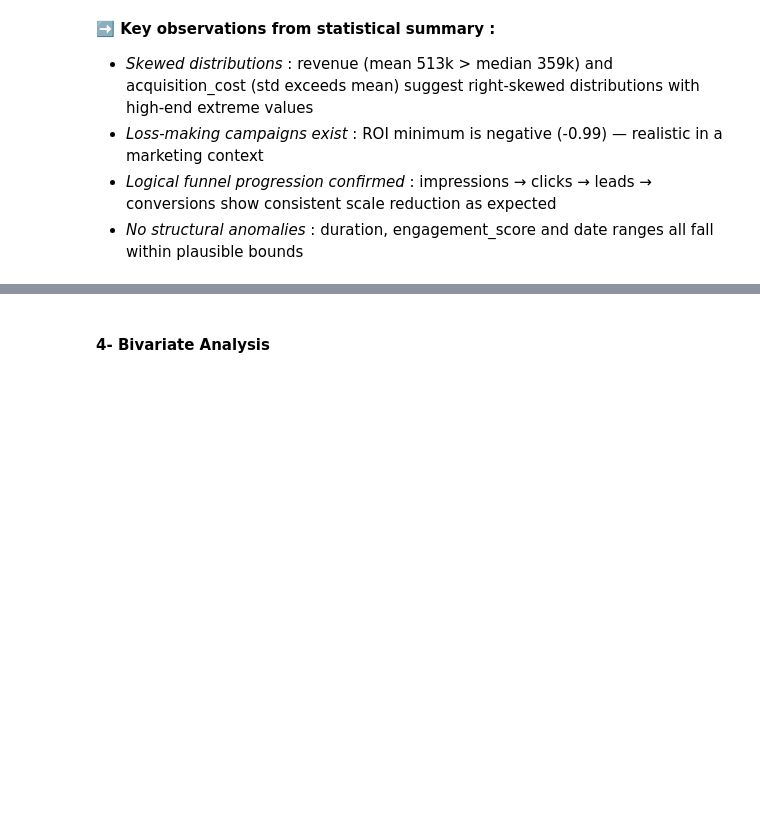
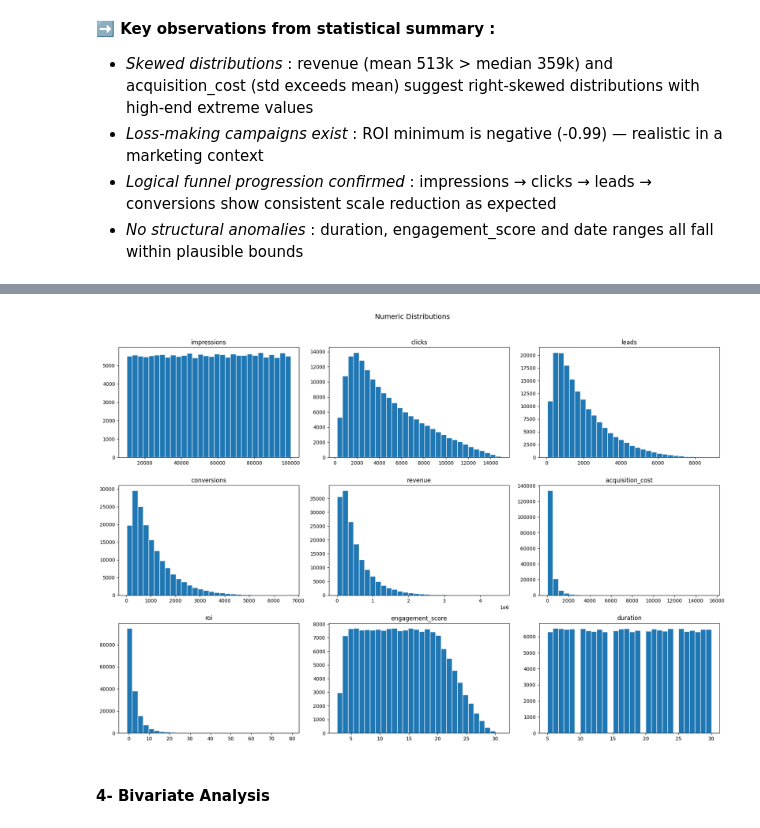
Before and after one commit to salimatter/marketing-campaign-audit, a Jupyter notebook: multi_brand_marketing_campaign.ipynb, the cells around one changed output, grey strips where cells are left out. Saved outputs shown, nothing was run; the diff lists cells and outputs as text; code cells hidden in the pictures; blank space fills up the shorter version.

```diff
--- a/multi_brand_marketing_campaign.ipynb
+++ b/multi_brand_marketing_campaign.ipynb
@@ -264,3 +339,22 @@ plt.show()
+# %%
+# Visualizing numeric distributions to confirm skewness patterns observed in the statistical summary
+
+numeric_cols = ["impressions", "clicks", "leads", "conversions",
+                "revenue", "acquisition_cost", "roi", "engagement_score", "duration"]
+
+fig, axes = plt.subplots(3, 3, figsize=(18, 12))
+axes = axes.flatten()
+
+for i, col in enumerate(numeric_cols):
+    axes[i].hist(df[col].dropna(), bins=30, edgecolor="white")
+    axes[i].set_title(col)
+    axes[i].set_xlabel("")
+
+plt.suptitle("Numeric Distributions", fontsize=14, y=1.02)
+plt.tight_layout()
+plt.show()
+# %% [output]
+[figure, added]
 # %% [markdown]
 #### **4- Bivariate Analysis**
 # %% [markdown]
```
Also changed, not shown: parts of 11 cells of this notebook.
